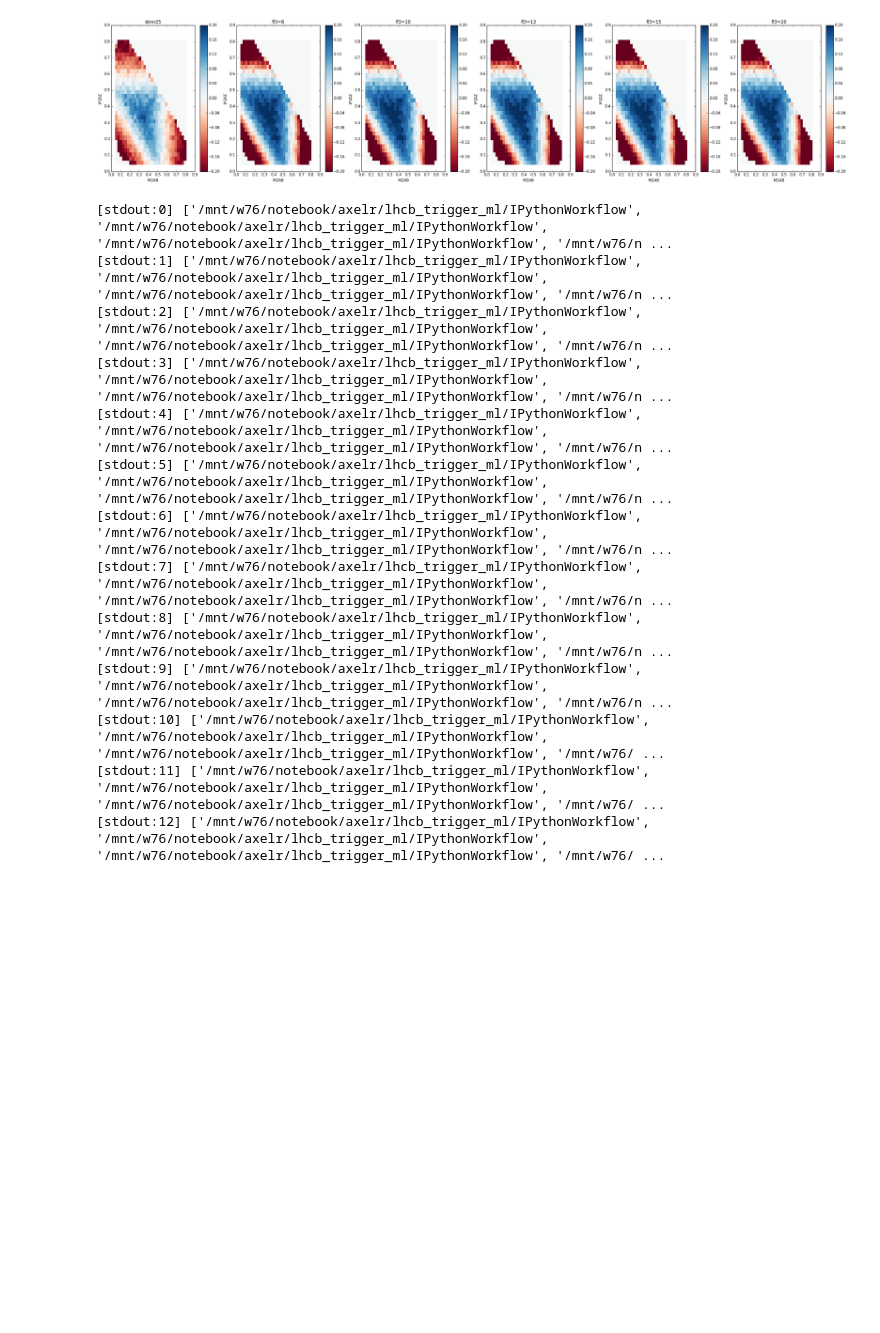
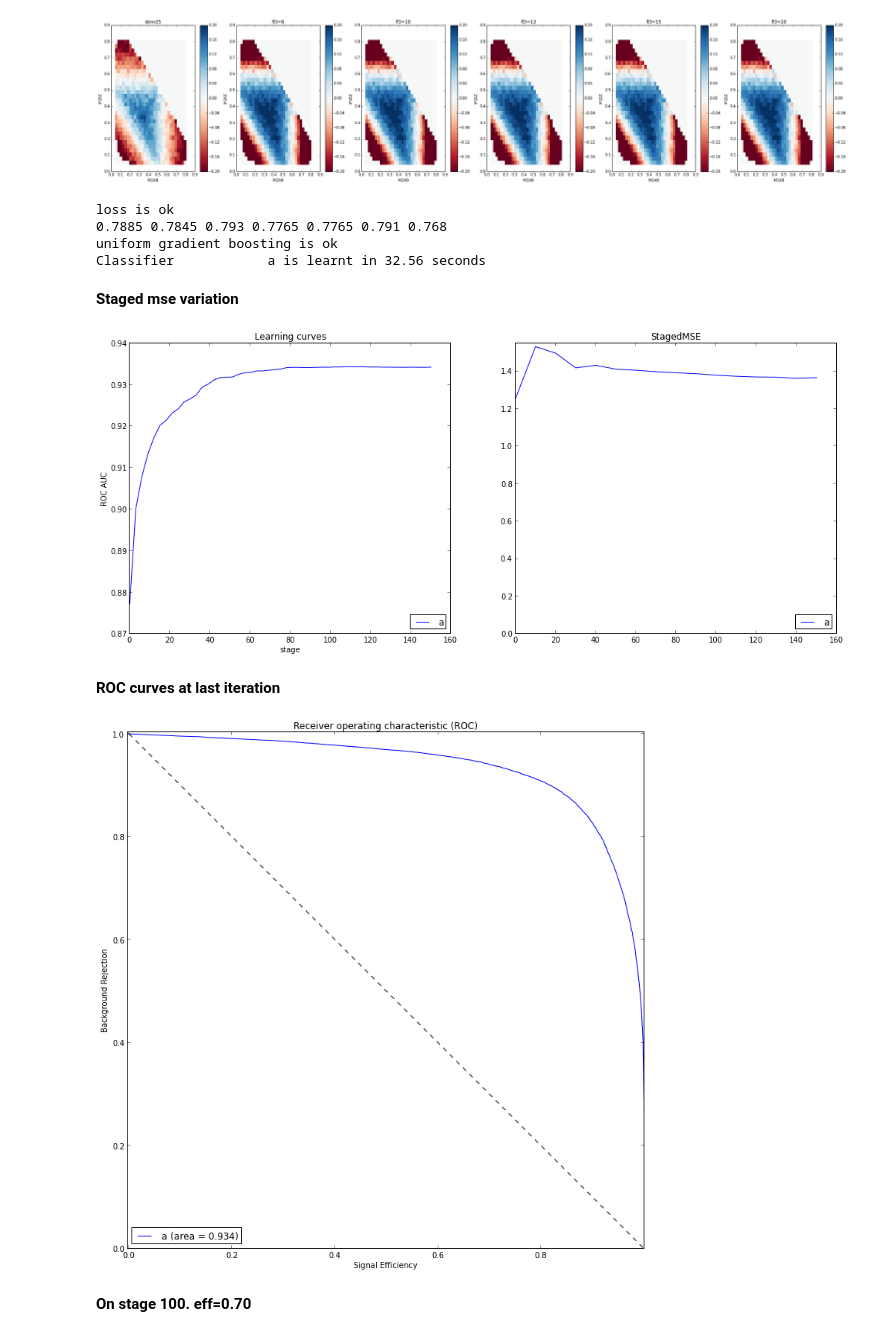
Before and after one commit to anaderi/lhcb_trigger_ml, a Jupyter notebook: IPythonWorkflow/DalitzUGBDemo.ipynb, the cells around one changed output. Cells and saved outputs as stored; diff of their text form; code cells hidden in the pictures; blank space fills up the shorter version.

```diff
--- a/IPythonWorkflow/DalitzUGBDemo.ipynb
+++ b/IPythonWorkflow/DalitzUGBDemo.ipynb
@@ -802,22 +802,21 @@ ROC curves at last iteration
 [figure]
 On stage 100. eff=0.70
 [figure]
-# %%
-%%px
-import sys
-print sys.path
-# sys.path.insert(0, '/mnt/w76/notebook/axelr/lhcb_trigger_ml/IPythonWorkflow')
-# %% [output]
-[stdout:0] ['/mnt/w76/notebook/axelr/lhcb_trigger_ml/IPythonWorkflow', '/mnt/w76/notebook/axelr/lhcb_trigger_ml/IPythonWorkflow', '/mnt/w76/notebook/axelr/lhcb_trigger_ml/IPythonWorkflow', '/mnt/w76/n ...
-[stdout:1] ['/mnt/w76/notebook/axelr/lhcb_trigger_ml/IPythonWorkflow', '/mnt/w76/notebook/axelr/lhcb_trigger_ml/IPythonWorkflow', '/mnt/w76/notebook/axelr/lhcb_trigger_ml/IPythonWorkflow', '/mnt/w76/n ...
-[stdout:2] ['/mnt/w76/notebook/axelr/lhcb_trigger_ml/IPythonWorkflow', '/mnt/w76/notebook/axelr/lhcb_trigger_ml/IPythonWorkflow', '/mnt/w76/notebook/axelr/lhcb_trigger_ml/IPythonWorkflow', '/mnt/w76/n ...
-[stdout:3] ['/mnt/w76/notebook/axelr/lhcb_trigger_ml/IPythonWorkflow', '/mnt/w76/notebook/axelr/lhcb_trigger_ml/IPythonWorkflow', '/mnt/w76/notebook/axelr/lhcb_trigger_ml/IPythonWorkflow', '/mnt/w76/n ...
-[stdout:4] ['/mnt/w76/notebook/axelr/lhcb_trigger_ml/IPythonWorkflow', '/mnt/w76/notebook/axelr/lhcb_trigger_ml/IPythonWorkflow', '/mnt/w76/notebook/axelr/lhcb_trigger_ml/IPythonWorkflow', '/mnt/w76/n ...
-[stdout:5] ['/mnt/w76/notebook/axelr/lhcb_trigger_ml/IPythonWorkflow', '/mnt/w76/notebook/axelr/lhcb_trigger_ml/IPythonWorkflow', '/mnt/w76/notebook/axelr/lhcb_trigger_ml/IPythonWorkflow', '/mnt/w76/n ...
-[stdout:6] ['/mnt/w76/notebook/axelr/lhcb_trigger_ml/IPythonWorkflow', '/mnt/w76/notebook/axelr/lhcb_trigger_ml/IPythonWorkflow', '/mnt/w76/notebook/axelr/lhcb_trigger_ml/IPythonWorkflow', '/mnt/w76/n ...
-[stdout:7] ['/mnt/w76/notebook/axelr/lhcb_trigger_ml/IPythonWorkflow', '/mnt/w76/notebook/axelr/lhcb_trigger_ml/IPythonWorkflow', '/mnt/w76/notebook/axelr/lhcb_trigger_ml/IPythonWorkflow', '/mnt/w76/n ...
-[stdout:8] ['/mnt/w76/notebook/axelr/lhcb_trigger_ml/IPythonWorkflow', '/mnt/w76/notebook/axelr/lhcb_trigger_ml/IPythonWorkflow', '/mnt/w76/notebook/axelr/lhcb_trigger_ml/IPythonWorkflow', '/mnt/w76/n ...
-[stdout:9] ['/mnt/w76/notebook/axelr/lhcb_trigger_ml/IPythonWorkflow', '/mnt/w76/notebook/axelr/lhcb_trigger_ml/IPythonWorkflow', '/mnt/w76/notebook/axelr/lhcb_trigger_ml/IPythonWorkflow', '/mnt/w76/n ...
-[stdout:10] ['/mnt/w76/notebook/axelr/lhcb_trigger_ml/IPythonWorkflow', '/mnt/w76/notebook/axelr/lhcb_trigger_ml/IPythonWorkflow', '/mnt/w76/notebook/axelr/lhcb_trigger_ml/IPythonWorkflow', '/mnt/w76/ ...
-[stdout:11] ['/mnt/w76/notebook/axelr/lhcb_trigger_ml/IPythonWorkflow', '/mnt/w76/notebook/axelr/lhcb_trigger_ml/IPythonWorkflow', '/mnt/w76/notebook/axelr/lhcb_trigger_ml/IPythonWorkflow', '/mnt/w76/ ...
-[stdout:12] ['/mnt/w76/notebook/axelr/lhcb_trigger_ml/IPythonWorkflow', '/mnt/w76/notebook/axelr/lhcb_trigger_ml/IPythonWorkflow', '/mnt/w76/notebook/axelr/lhcb_trigger_ml/IPythonWorkflow', '/mnt/w76/ ...
+# %%
+reload(ugb)
+flatness_loss = ugb.FlatnessLossFunction(uniform_variables, ada_coefficient=1, bins=15)
+one_clf = OrderedDict()
+one_clf['a'] = ugb.MyGradientBoostingClassifier(loss=flatness_loss, max_depth=4,
+                                n_estimators=151, learning_rate=0.2, train_variables = train_variables)
+reports.trainClassifiers(one_clf, trainX, trainY)
+printReport(one_clf)
+# %% [output]
+loss is ok
+0.7885 0.7845 0.793 0.7765 0.7765 0.791 0.768
+uniform gradient boosting is ok
+Classifier            a is learnt in 32.56 seconds
+Staged mse variation
+[figure, added]
+ROC curves at last iteration
+[figure, added]
+On stage 100. eff=0.70
```
Also changed, not shown: parts of 3 cells of this notebook.
